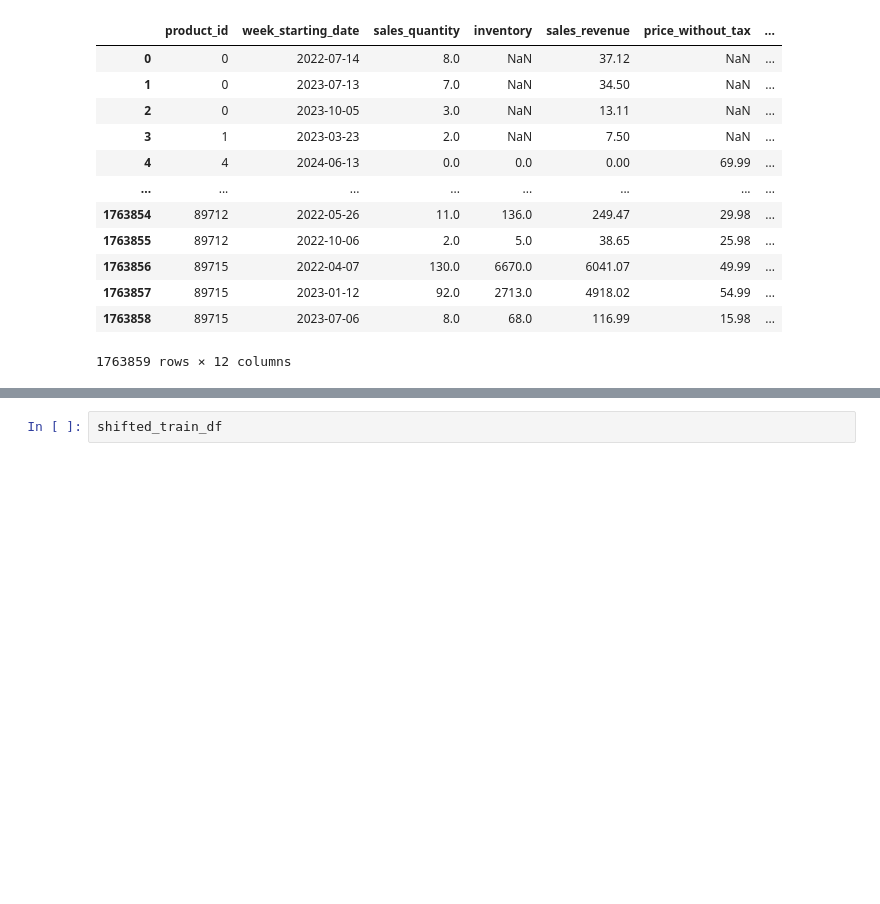
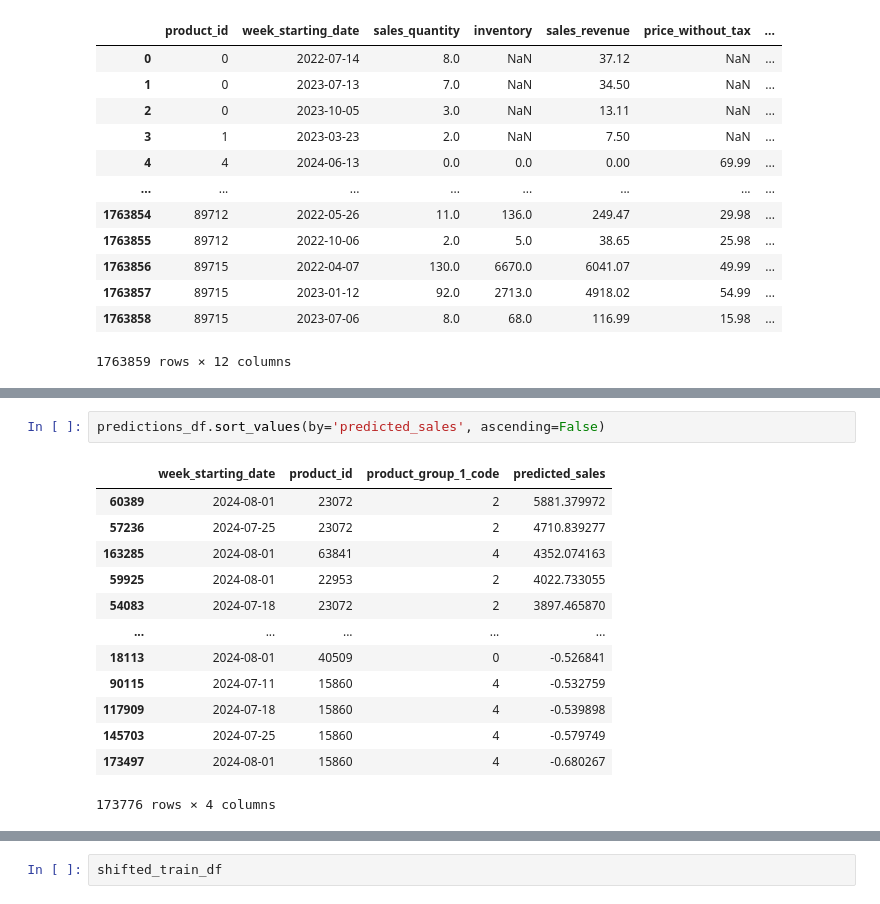
Before and after one commit to UmutToygarGoz/Algorun_24_Beyza_Toygar_TBD, a Jupyter notebook: Toygar_v.1.ipynb, the cells around one changed output, grey strips where cells are left out. Cells and saved outputs as stored; diff of their text form; blank space fills up the shorter version.

```diff
--- a/Toygar_v.1.ipynb
+++ b/Toygar_v.1.ipynb
@@ -319,0 +483,16 @@ train_df
+# %%
+predictions_df.sort_values(by='predicted_sales', ascending=False)
+# %% [output]
+|  | week_starting_date | product_id | product_group_1_code | predicted_sales |
+| 60389 | 2024-08-01 | 23072 | 2 | 5881.379972 |
+| 57236 | 2024-07-25 | 23072 | 2 | 4710.839277 |
+| 163285 | 2024-08-01 | 63841 | 4 | 4352.074163 |
+| 59925 | 2024-08-01 | 22953 | 2 | 4022.733055 |
+| 54083 | 2024-07-18 | 23072 | 2 | 3897.465870 |
+| ... | ... | ... | ... | ... |
+| 18113 | 2024-08-01 | 40509 | 0 | -0.526841 |
+| 90115 | 2024-07-11 | 15860 | 4 | -0.532759 |
+| 117909 | 2024-07-18 | 15860 | 4 | -0.539898 |
+| 145703 | 2024-07-25 | 15860 | 4 | -0.579749 |
+| 173497 | 2024-08-01 | 15860 | 4 | -0.680267 |
+173776 rows × 4 columns
```
Also changed, not shown: parts of 19 cells of this notebook, 1 other file.
